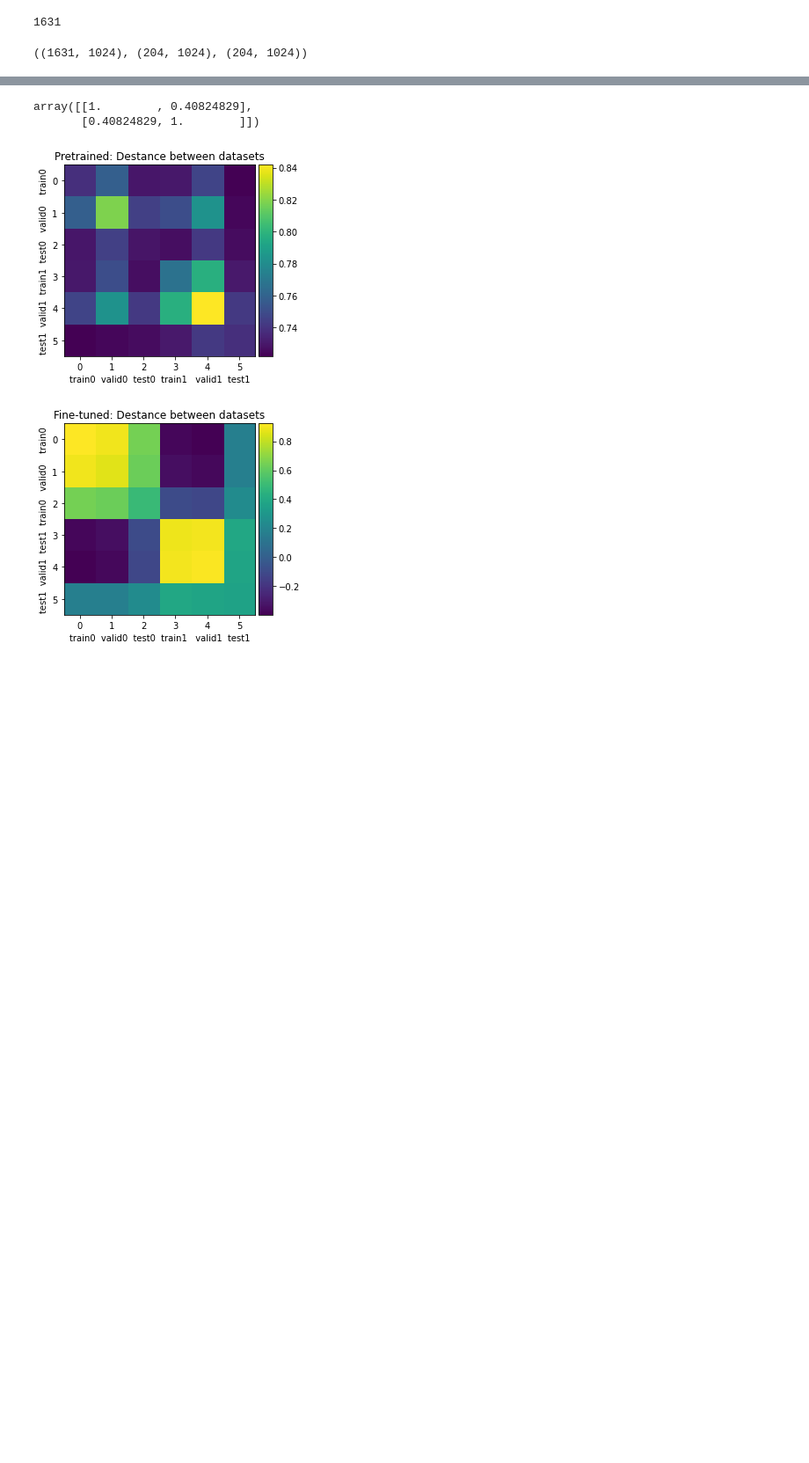
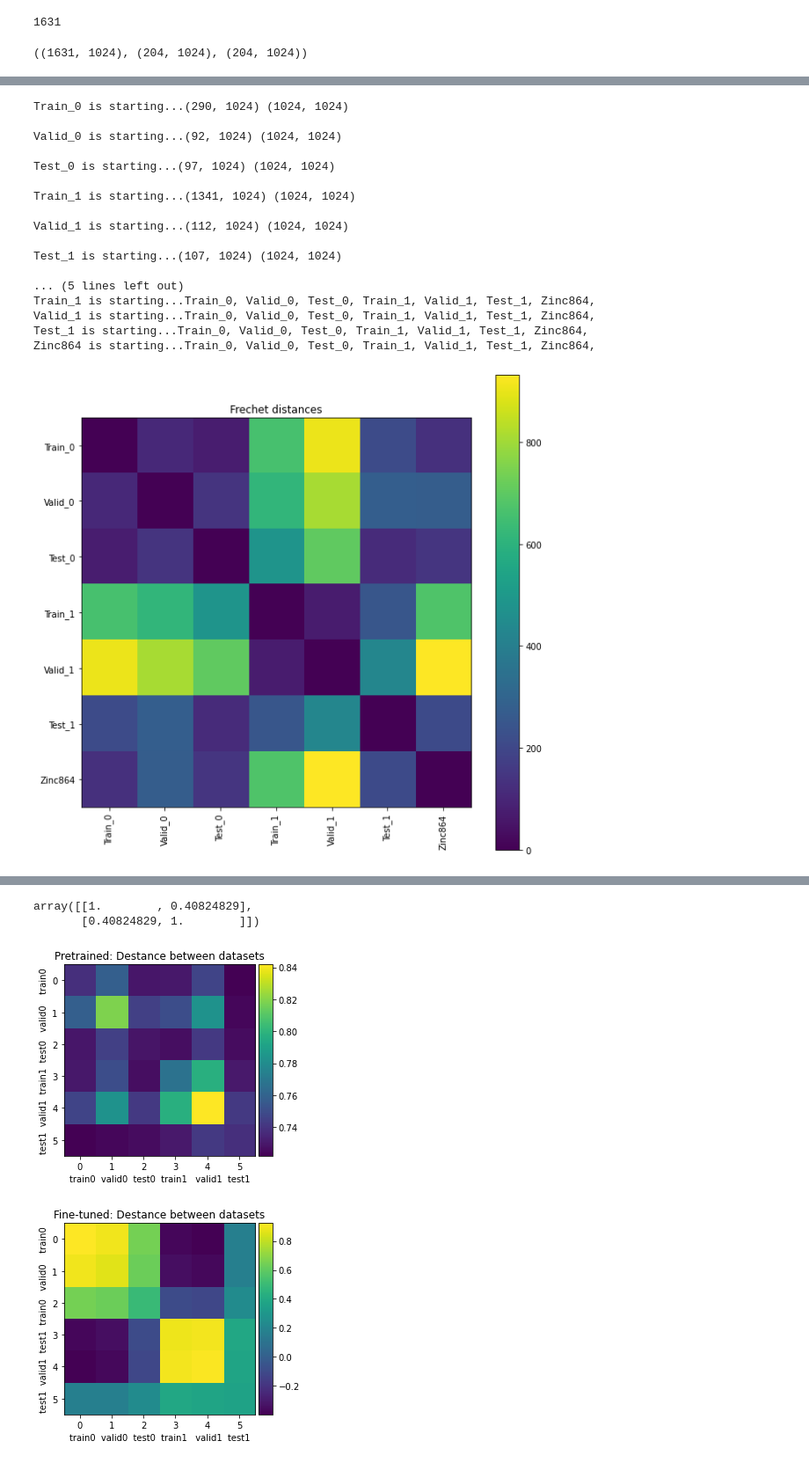
Before and after one commit to YerevaNN/fairseq, a Jupyter notebook: scripts/bbbp-distance.ipynb, the cells around one changed output, grey strips where cells are left out. Shown: that part at 88% size. Saved outputs shown, nothing was run; the diff lists cells and outputs as text; code cells hidden in the pictures; blank space fills up the shorter version.

```diff
--- a/scripts/bbbp-distance.ipynb
+++ b/scripts/bbbp-distance.ipynb
@@ -16,3 +19,3 @@ df_filename = '/mnt/good/gayane/data/data_load_folder/df_BBBP_preFalse.csv'
 # %%
-X = np.load(np_filename)
-df = pd.read_csv("/mnt/good/gayane/data/data_load_folder/df_BBBP_preFalse.csv")
+X_BBBP = np.load(np_pretrained_filename)
+df_BBBP = pd.read_csv("/mnt/good/gayane/data/data_load_folder/old/df_BBBP_preFalse.csv")
@@ -35,3 +43,5 @@ df
+# %%
+Zinc864k = np.load("/mnt/good/gayane/data/data_load_folder/np_ZINC864k_pretrainedTrue.npy")
 # %%
 # X_pairwise = sklearn.metrics.pairwise_distances(X)
 # %%
@@ -169,10 +186,0 @@ plt.plot();
-# %%
-X_train_0 = X[(df["level_0"] == "train") & (df['target'] == 0)]
-X_valid_0 = X[(df["level_0"] == "valid") & (df['target'] == 0)]
-X_test_0 = X[(df["level_0"] == "test") & (df['target'] == 0)]
-
-X_train_1 = X[(df["level_0"] == "train" ) & ( df['target'] == 1)]
-X_valid_1 = X[(df["level_0"] == "valid" ) & ( df['target'] == 1)]
-X_test_1 = X[(df["level_0"] == "test" ) & ( df['target'] == 1)]
-
-l = [X_train_0, X_valid_0, X_test_0, X_train_1, X_valid_1, X_test_1]
@@ -178,0 +264,21 @@ l = [X_train_0, X_valid_0, X_test_0, X_train_1, X_valid_1, X_test_1]
+# %%
+plot_frechet_with_ZINC864(X_BBBP, df_BBBP, "BBBP")
+# %% [output]
+Train_0 is starting...(290, 1024) (1024, 1024)
+
+Valid_0 is starting...(92, 1024) (1024, 1024)
+
+Test_0 is starting...(97, 1024) (1024, 1024)
+
+Train_1 is starting...(1341, 1024) (1024, 1024)
+
+Valid_1 is starting...(112, 1024) (1024, 1024)
+
+Test_1 is starting...(107, 1024) (1024, 1024)
+
+... (5 lines left out)
+Train_1 is starting...Train_0, Valid_0, Test_0, Train_1, Valid_1, Test_1, Zinc864,
+Valid_1 is starting...Train_0, Valid_0, Test_0, Train_1, Valid_1, Test_1, Zinc864,
+Test_1 is starting...Train_0, Valid_0, Test_0, Train_1, Valid_1, Test_1, Zinc864,
+Zinc864 is starting...Train_0, Valid_0, Test_0, Train_1, Valid_1, Test_1, Zinc864,
+[figure, added]
```
Also changed, not shown: parts of 28 cells of this notebook, 4 other files.
